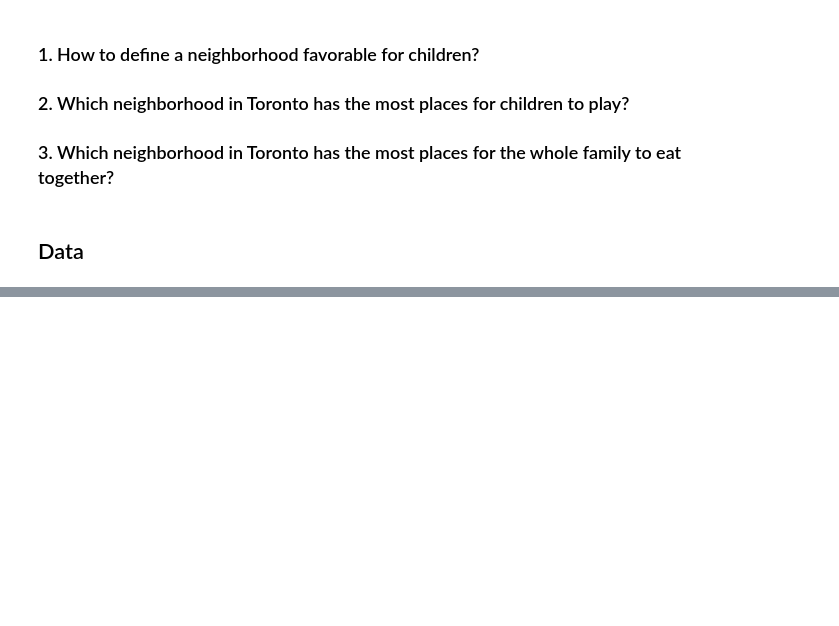
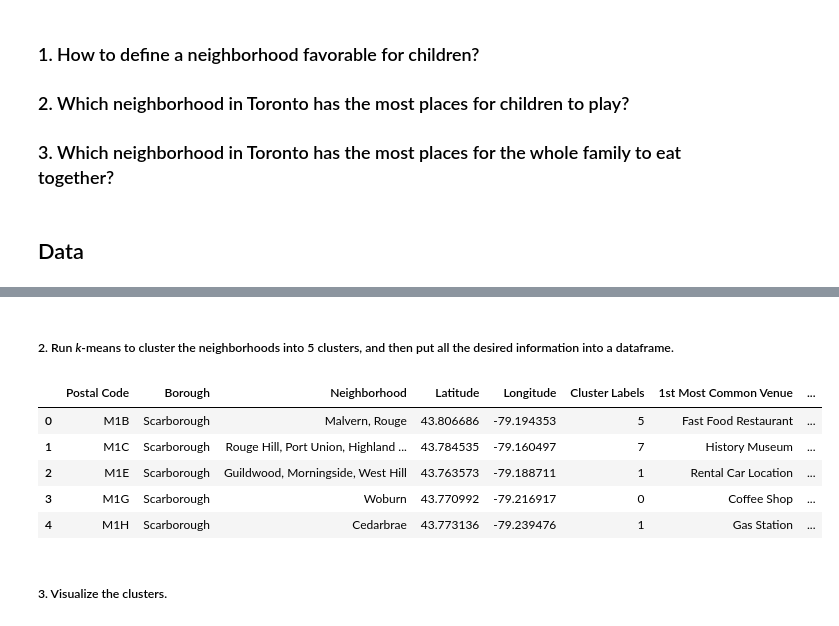
Before and after one commit to kevin800721/Coursera_Capstone, a Jupyter notebook: Capstone Project Notebook.ipynb, the cells around one changed output, grey strips where cells are left out. Drawn from its saved outputs; the diff is of its cells as text; code cells hidden in the pictures; blank space fills up the shorter version.

```diff
--- a/Capstone Project Notebook.ipynb
+++ b/Capstone Project Notebook.ipynb
@@ -52,0 +204,3 @@ Finally, suggest the corresponding neighborhoods to the families with explanatio
+# %%
+neighborhoods.sort_values(by='Postal Code', inplace=True)
+neighborhoods.reset_index(drop=True, inplace=True)
@@ -52,0 +391,31 @@ Finally, suggest the corresponding neighborhoods to the families with explanatio
+# %% [markdown]
+##### 2. Run *k*-means to cluster the neighborhoods into 5 clusters, and then put all the desired information into a dataframe.
+# %%
+# set number of clusters
+kclusters = 10
+
+tor_grouped_clustering = tor_grouped.drop('Neighborhood', 1)
+
+# run k-means clustering
+kmeans = KMeans(n_clusters=kclusters, random_state=0).fit(tor_grouped_clustering)
+
+
+# add clustering labels
+neighborhoods_venues_sorted.insert(0, 'Cluster Labels', kmeans.labels_.astype(int))
+
+tor_merged = neighborhoods
+tor_merged = tor_merged.join(neighborhoods_venues_sorted.set_index('Neighborhood'), on='Neighborhood')
+
+# remove unclustered neighborhoods and change the dtype of 'Cluster Labels' to int
+tor_merged.dropna(subset=['Cluster Labels'], inplace=True)
+tor_merged['Cluster Labels'] = tor_merged['Cluster Labels'].astype(int)
+tor_merged.head()
+# %% [output]
+|  | Postal Code | Borough | Neighborhood | Latitude | Longitude | Cluster Labels | 1st Most Common Venue | ... |
+| 0 | M1B | Scarborough | Malvern, Rouge | 43.806686 | -79.194353 | 5 | Fast Food Restaurant | ... |
+| 1 | M1C | Scarborough | Rouge Hill, Port Union, Highland ... | 43.784535 | -79.160497 | 7 | History Museum | ... |
+| 2 | M1E | Scarborough | Guildwood, Morningside, West Hill | 43.763573 | -79.188711 | 1 | Rental Car Location | ... |
+| 3 | M1G | Scarborough | Woburn | 43.770992 | -79.216917 | 0 | Coffee Shop | ... |
+| 4 | M1H | Scarborough | Cedarbrae | 43.773136 | -79.239476 | 1 | Gas Station | ... |
+# %% [markdown]
+##### 3. Visualize the clusters.
```
Also changed, not shown: parts of 51 cells of this notebook.
